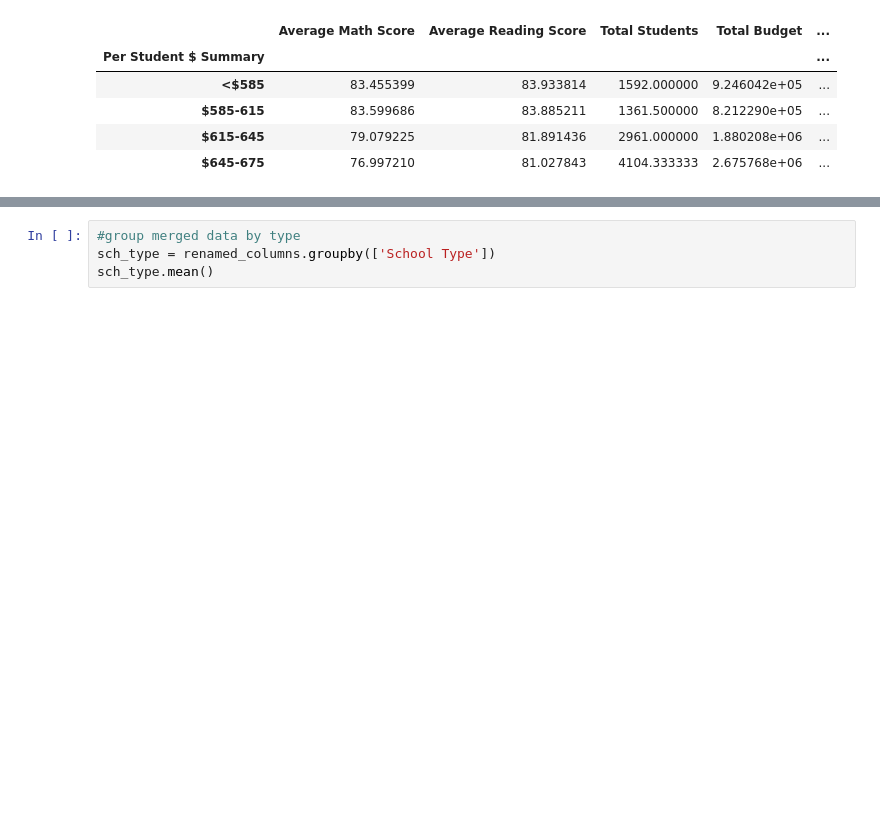
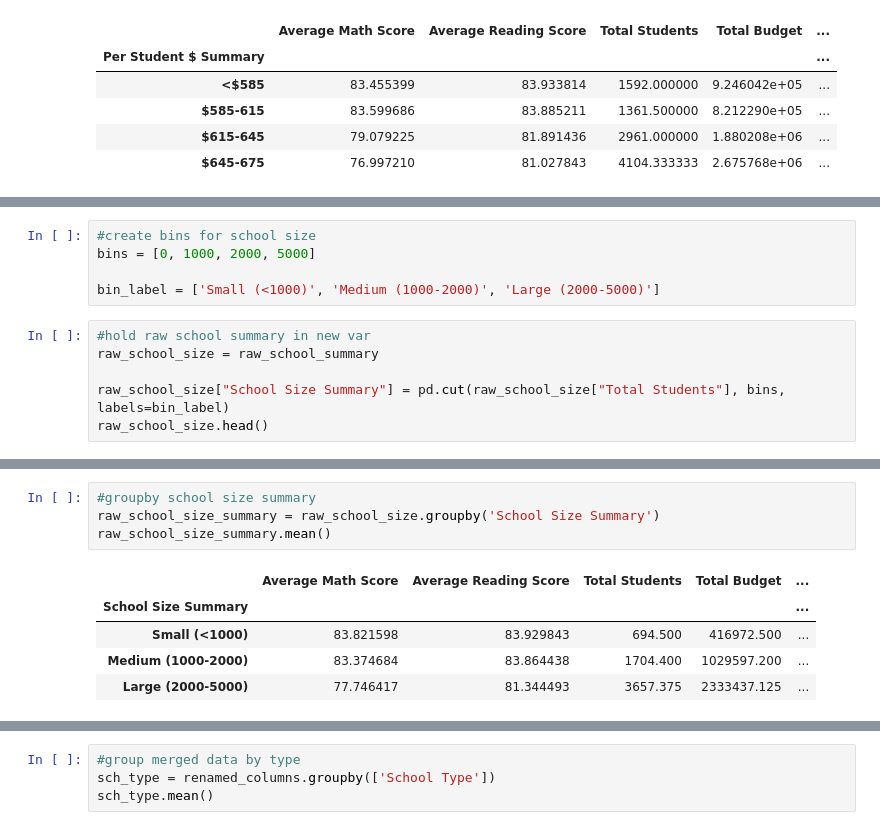
Before and after one commit to tc-sabr/school_testing_analysis, a Jupyter notebook: School_District_Analysis.ipynb, the cells around one changed output, grey strips where cells are left out. Saved outputs shown, nothing was run; the diff lists cells and outputs as text; blank space fills up the shorter version.

```diff
--- a/School_District_Analysis.ipynb
+++ b/School_District_Analysis.ipynb
@@ -546,3 +545,14 @@ sch_spend_summary
 | $585-615 | 83.60 | 83.89 | 94.23% | 95.90% | ... |
 | $615-645 | 79.08 | 81.89 | 75.67% | 86.11% | ... |
 | $645-675 | 77.00 | 81.03 | 66.16% | 81.13% | ... |
+# %%
+#create bins for school size
+bins = [0, 1000, 2000, 5000]
+
+bin_label = ['Small (<1000)', 'Medium (1000-2000)', 'Large (2000-5000)']
+# %%
+#hold raw school summary in new var
+raw_school_size = raw_school_summary
+
+raw_school_size["School Size Summary"] = pd.cut(raw_school_size["Total Students"], bins, labels=bin_label)
+raw_school_size.head()
@@ -548,0 +567,10 @@ sch_spend_summary
+# %%
+#groupby school size summary
+raw_school_size_summary = raw_school_size.groupby('School Size Summary')
+raw_school_size_summary.mean()
+# %% [output]
+|  | Average Math Score | Average Reading Score | Total Students | Total Budget | ... |
+| School Size Summary |  |  |  |  | ... |
+| Small (<1000) | 83.821598 | 83.929843 | 694.500 | 416972.500 | ... |
+| Medium (1000-2000) | 83.374684 | 83.864438 | 1704.400 | 1029597.200 | ... |
+| Large (2000-5000) | 77.746417 | 81.344493 | 3657.375 | 2333437.125 | ... |
```
Also changed, not shown: parts of 9 cells of this notebook.
